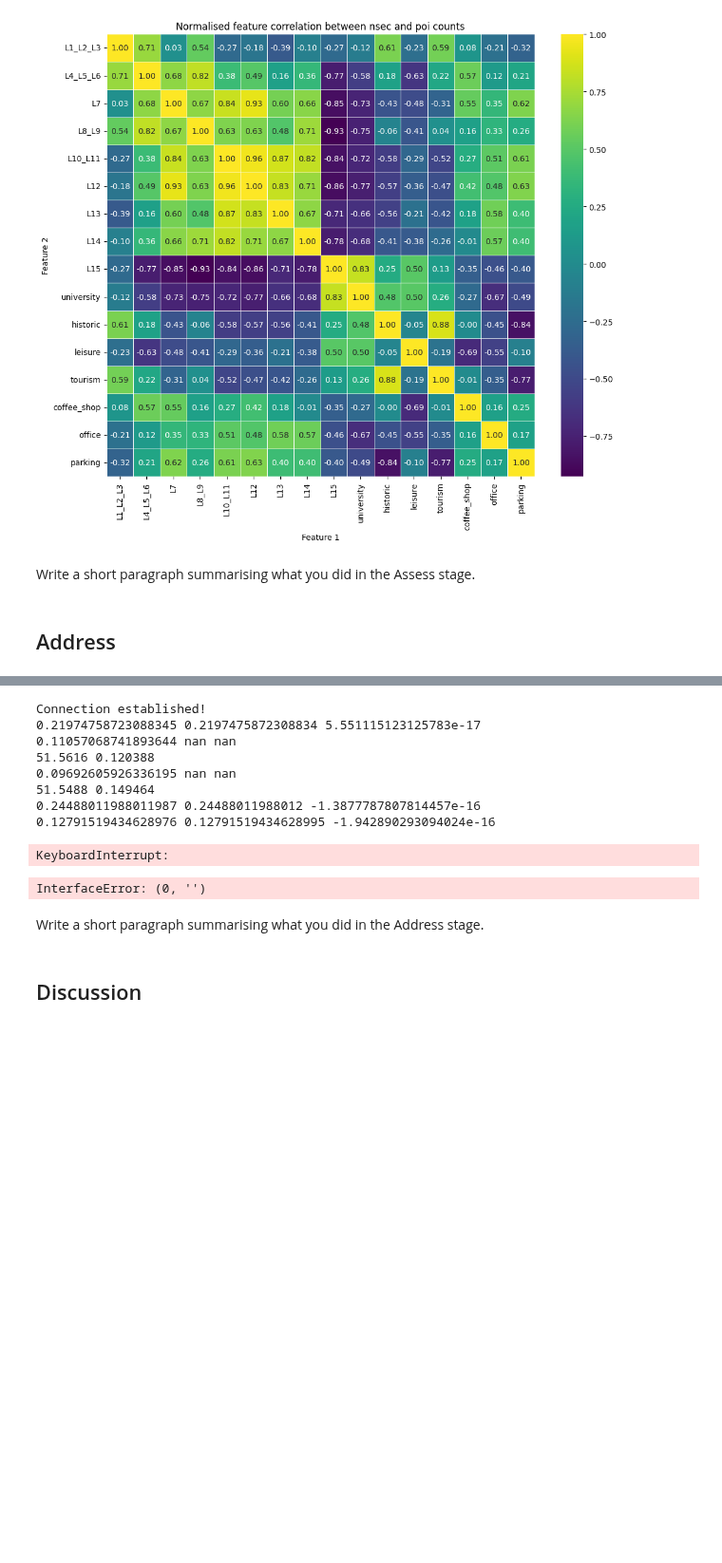
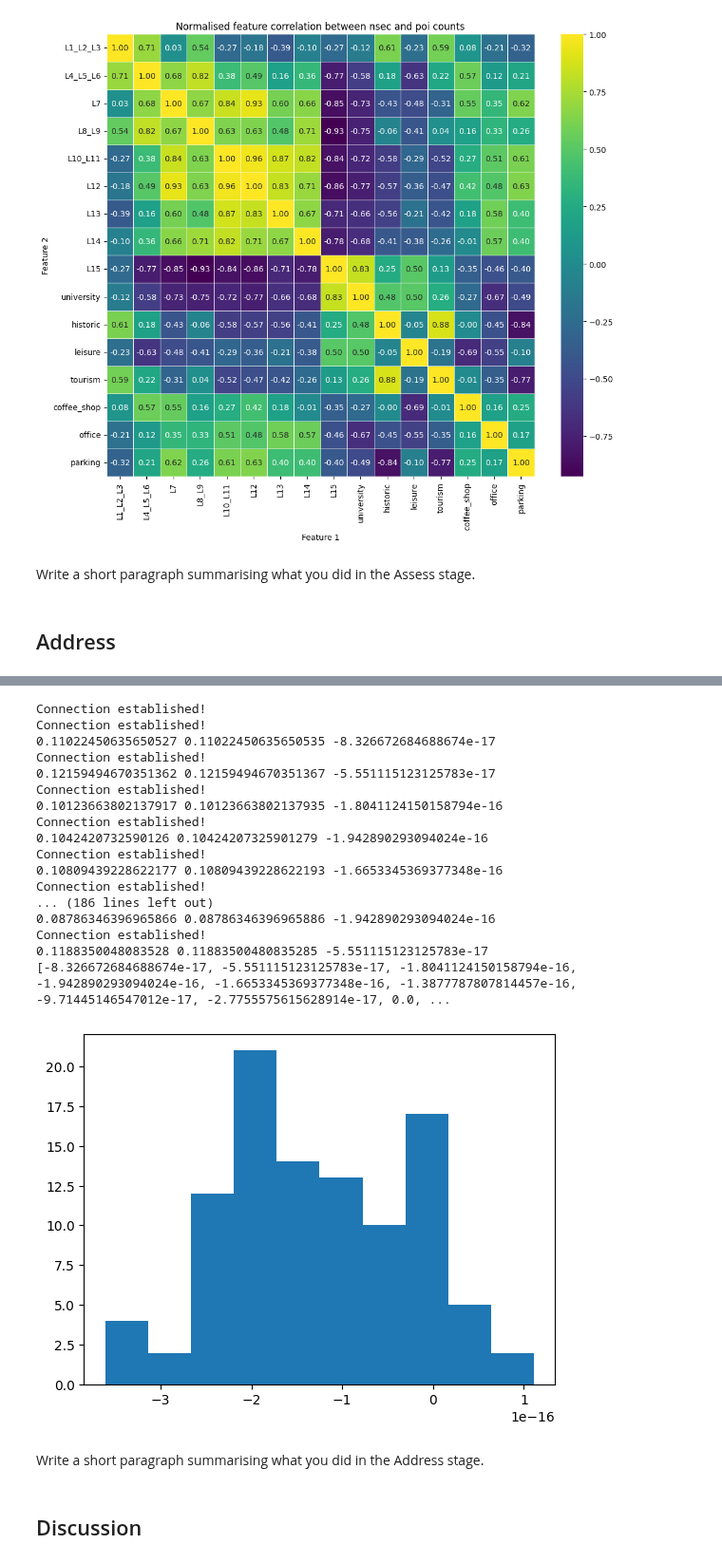
Before and after one commit to MatthewGregson123/fynesse_template, a Jupyter notebook: _notebooks/ads_course_assessment.ipynb, the cells around one changed output, grey strips where cells are left out. Shown at 95% size. Drawn from its saved outputs; the diff is of its cells as text; code cells hidden in the pictures; blank space fills up the shorter version.

```diff
--- a/_notebooks/ads_course_assessment.ipynb
+++ b/_notebooks/ads_course_assessment.ipynb
@@ -601,24 +588,24 @@ import random
 warnings.simplefilter(action='ignore', category=FutureWarning)
 # %%
 x_train = []
+x_train_density = []
 y_train = []
+y_train_density = []
 
 conn = fynesse.access.create_connection(username, password, url, database='ads_2024')
 cursor = conn.cursor()
-cursor2 = conn.cursor()
 
 
 query = f"SELECT LAT, `LONG` FROM geo_coords_data"
 cursor.execute(query)
 
 c = 0
-target = 100
+target = 10
 
 indexes = []
 
 row = cursor.fetchall()
 while c < target or i < len(locations_dict):
-  print(c)
   if c < target:
     index = random.randint(0, len(row)-1)
     while index in indexes:
@@ -641,7 +628,7 @@ while c < target or i < len(locations_dict):
     norm_poi_counts_df = poi_counts_df.div(poi_counts_df.sum(axis=1), axis=0)
 
 
-    nsec_df = get_nsec_df_for_locations({"location": (lat, long)}, cursor2)
+    nsec_df = get_nsec_df_for_locations({"location": (lat, long)}, cursor)
     norm_nsec_df = nsec_df.div(nsec_df.sum(axis=1), axis=0)
 
     norm_nsec_poi_counts_df = pd.concat([norm_nsec_df, norm_poi_counts_df], axis=1)
@@ -653,7 +640,28 @@ while c < target or i < len(locations_dict):
     x_train.append(train_row)
     y_train.append(norm_nsec_poi_counts_df['L15'])
 
+    north, south, west, east = fynesse.access.create_bounding_box(lat, long, 1)
+    cursor.execute(f"SELECT pdd.density, pdd.geography_code, gcd.Shape_Area, gcd.lat, gcd.`LONG`  FROM population_density_data AS pdd INNER JOIN geo_coords_data AS gcd ON pdd.geography_code = gcd.OA21CD WHERE gcd.LAT <{north} AND gcd.LAT >{south} AND gcd.`LONG` < {east} AND gcd.`LONG` > {west}")
+    density_df = pd.DataFrame(cursor.fetchall(), columns=[column[0] for column in cursor.description])
+
+    density = density_df[["density"]].to_numpy()
+    area = density_df[["Shape_Area"]].to_numpy()
+    density_data = (density * area) / np.sum(area)
+
+    total_density = np.sum(density_data)
+    y_train_density.append(total_density)
+
+    train_row = norm_nsec_poi_counts_df.to_numpy()
+    train_row = train_row[0]
+    train_row = np.nan_to_num(train_row, nan=0)
+
+    x_train_density.append(train_row)
+
+
 x_train = np.array(x_train)
+x_train_density = np.array(x_train_density)
+
 y_train = np.array(y_train)
+y_train_density = np.array(y_train_density)
 # %% [output]
 Connection established!
@@ -751,49 +809,54 @@ def evaluate_model():
 
   conn = fynesse.access.create_connection(username, password, url, database='ads_2024')
   cursor = conn.cursor()
 
   query = f"SELECT LAT, `LONG` FROM geo_coords_data"
   cursor.execute(query)
   rows = cursor.fetchall()
 
   for i in range(100):
     index = random.randint(0, len(x_train)-1)
     while index in indexes:
       index = random.randint(0, len(x_train)-1)
     indexes.append(index)
     lat, long = rows[index]
 
     nsec_df = get_nsec_df_for_locations({"location": (lat, long)}, cursor)
     norm_nsec_df = nsec_df.div(nsec_df.sum(axis=1), axis=0)
 
     y = norm_nsec_df['L15']
     y_pred = estimate_students(lat, long)
 
-    errors.append(y[0] - y_pred[0])
-    print(y[0], y_pred[0], y[0] - y_pred[0])
-    if (math.isnan(y[0]-y_pred[0])):
+    errors.append(y[0] - y_pred)
+    # print(y[0], y_pred, y[0] - y_pred)
+    if (math.isnan(y[0]-y_pred)):
       print(lat, long)
-  print(errors)
+  # print(errors)
   plt.hist(errors,bins=10)
   plt.show()
 
 with warnings.catch_warnings():
     warnings.simplefilter("ignore")
     evaluate_model()
 # %% [output]
 Connection established!
-0.21974758723088345 0.2197475872308834 5.551115123125783e-17
-0.11057068741893644 nan nan
-51.5616 0.120388
-0.09692605926336195 nan nan
-51.5488 0.149464
-0.24488011988011987 0.24488011988012 -1.3877787807814457e-16
-0.12791519434628976 0.12791519434628995 -1.942890293094024e-16
+Connection established!
+0.11022450635650527 0.11022450635650535 -8.326672684688674e-17
+Connection established!
+0.12159494670351362 0.12159494670351367 -5.551115123125783e-17
+Connection established!
+0.10123663802137917 0.10123663802137935 -1.8041124150158794e-16
+Connection established!
+0.1042420732590126 0.10424207325901279 -1.942890293094024e-16
+Connection established!
+0.10809439228622177 0.10809439228622193 -1.6653345369377348e-16
+Connection established!
+... (186 lines left out)
+0.08786346396965866 0.08786346396965886 -1.942890293094024e-16
+Connection established!
+0.1188350048083528 0.11883500480835285 -5.551115123125783e-17
+[-8.326672684688674e-17, -5.551115123125783e-17, -1.8041124150158794e-16, -1.942890293094024e-16, -1.6653345369377348e-16, -1.3877787807814457e-16, -9.71445146547012e-17, -2.7755575615628914e-17, 0.0, ...
-KeyboardInterrupt:
+[figure, added]
-# %%
-print(estimate_students(51.5616, 0.120388))
-# %% [output]
-InterfaceError: (0, '')
 # %% [markdown]
 Write a short paragraph summarising what you did in the Address stage.
 # %%
```
Also changed, not shown: parts of 7 cells of this notebook.
